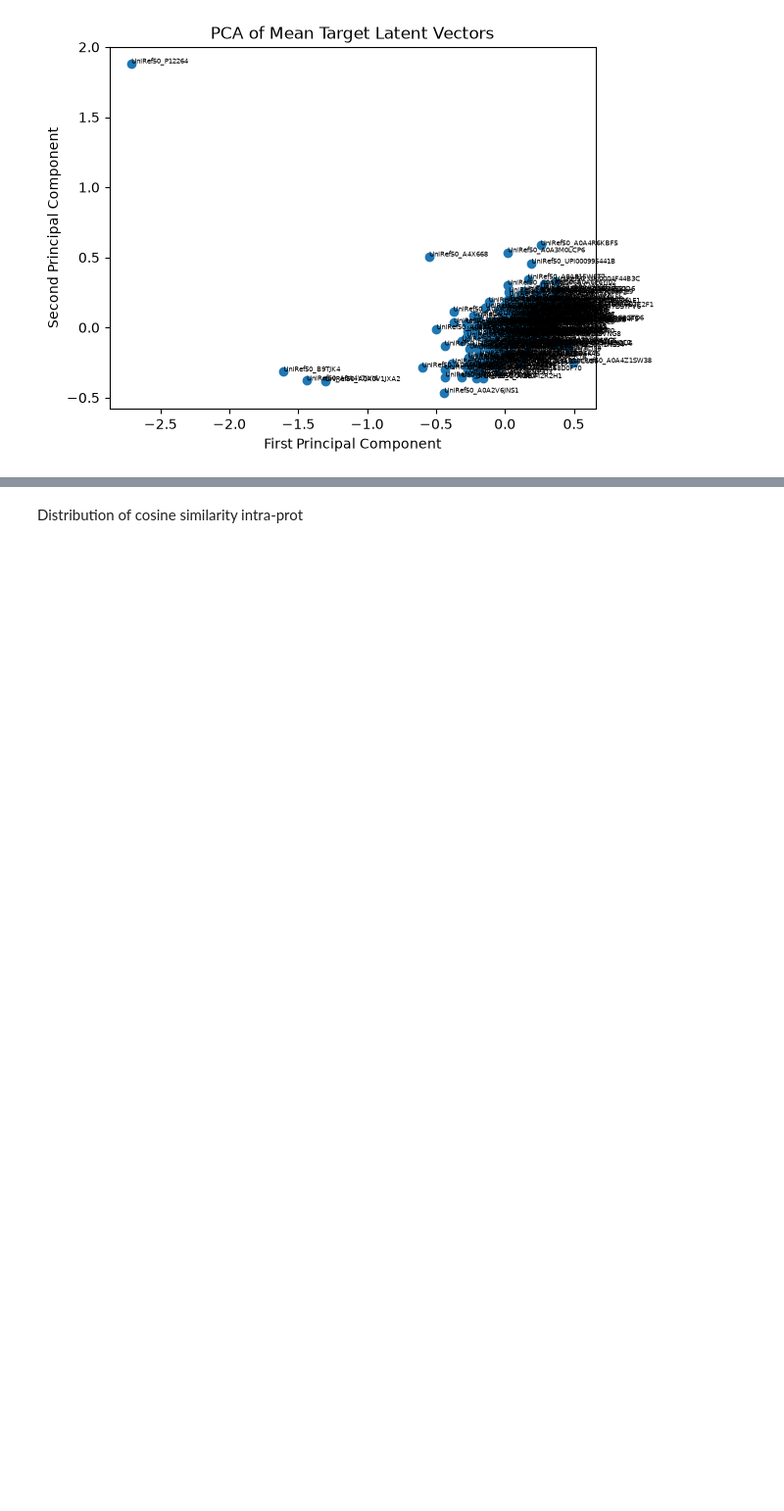
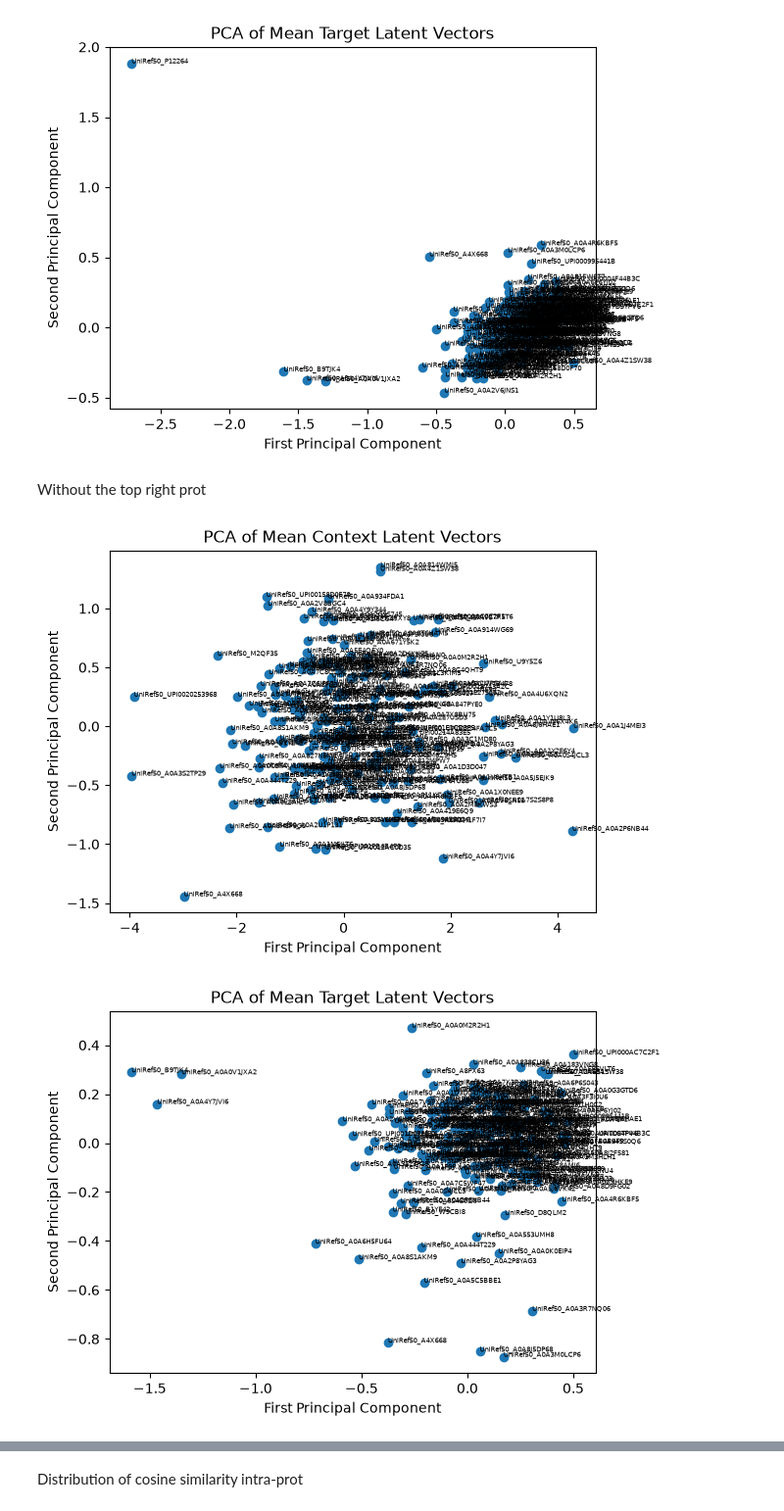
Before and after one commit to Alexandre-gng/JEPA_4_PLM, a Jupyter notebook: src/analysis.ipynb, the cells around one changed output, grey strips where cells are left out. Shown at 98% size. Drawn from its saved outputs; the diff is of its cells as text; code cells hidden in the pictures; blank space fills up the shorter version.

```diff
--- a/src/analysis.ipynb
+++ b/src/analysis.ipynb
@@ -164,3 +164,47 @@ plt.show()
 # %% [output]
 [figure]
 [figure]
+# %% [markdown]
+Without the top right prot
+# %%
+# delete the prot "UniRef50_P12264" from the list_results
+list_results = [result for result in list_results if result["prot_name"] != "UniRef50_P12264"]
+
+import numpy as np
+from sklearn.decomposition import PCA
+list_results[0]["context_latent"]
+# Obtaining the list of the mean prot latent vectors for each protein
+for i in range(len(list_results)):
+    list_results[i]["mean_context_latent"] = list_results[i]["context_latent"].mean(axis=0)
+    list_results[i]["mean_target_latent"] = list_results[i]["target_latent"].mean(axis=0)
+
+# Creating a DataFrame with the mean latent vectors for each protein
+mean_context_latents = np.array([result["mean_context_latent"] for result in list_results])
+mean_target_latents = np.array([result["mean_target_latent"] for result in list_results])
+
+# Doing a PCA and displaying it using matplotlib, every prot_name is printed on the plot
+pca_context = PCA(n_components=2)
+transformed_context = pca_context.fit_transform(mean_context_latents)
+import matplotlib.pyplot as plt
+plt.scatter(transformed_context[:, 0], transformed_context[:, 1])
+for i, prot_name in enumerate([result["prot_name"] for result in list_results]):
+    plt.annotate(prot_name, (transformed_context[i, 0], transformed_context[i, 1]), fontsize=5)
+plt.xlabel("First Principal Component")
+plt.ylabel("Second Principal Component")
+plt.title("PCA of Mean Context Latent Vectors")
+plt.show()
+
+
+# PCA but on the mean target latent vectors
+pca_target = PCA(n_components=2)
+transformed_target = pca_target.fit_transform(mean_target_latents)
+plt.scatter(transformed_target[:, 0], transformed_target[:, 1])
+for i, prot_name in enumerate([result["prot_name"] for result in list_results]):
+    plt.annotate(prot_name, (transformed_target[i, 0], transformed_target[i, 1]), fontsize=5)
+plt.xlabel("First Principal Component")
+plt.ylabel("Second Principal Component")
+plt.title("PCA of Mean Target Latent Vectors")
+plt.show()
+# %% [output]
+[figure, added]
+[figure, added]
```
Also changed, not shown: parts of 1 cell of this notebook, 2 other files.
